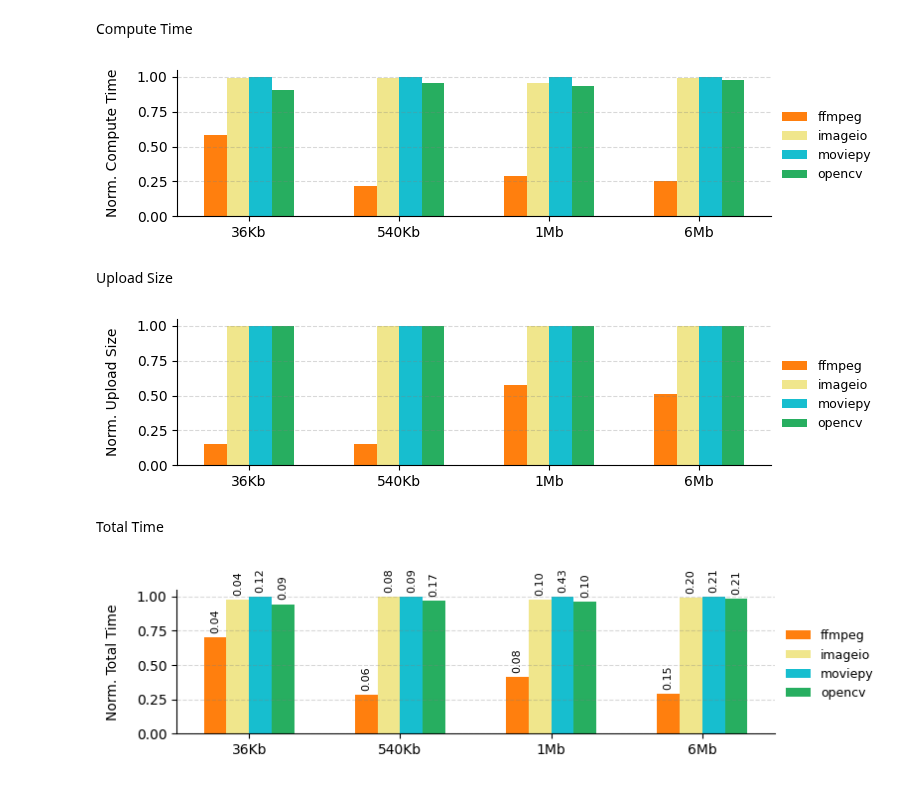
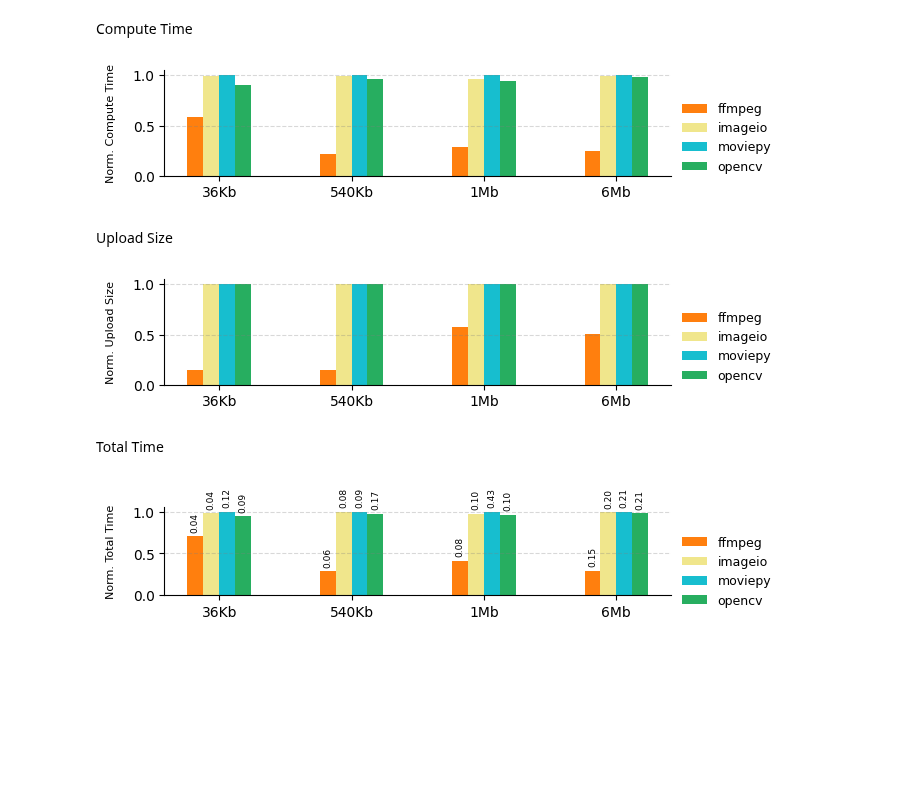
Before and after one commit to donaldonana/FaaS-Benchmark, a Jupyter notebook: video-processing/VideoProc.ipynb, the cells around one changed output. Cells and saved outputs as stored; diff of their text form; code cells hidden in the pictures; blank space fills up the shorter version.

```diff
--- a/video-processing/VideoProc.ipynb
+++ b/video-processing/VideoProc.ipynb
@@ -47,7 +47,7 @@ sizes = dfte['video'].unique()
 # %% [markdown]
 Bar plot params setting
 # %%
-bar_width = 0.15
+bar_width = 0.12
 sizes = dfte['video'].unique()
 positions = np.arange(len(sizes))
 libraries = dfte['library'].unique()
@@ -62,7 +62,7 @@ color_mapping = {
 
 def bar_ax_style(ax, ylabel):
 
-    ax.set_ylabel(ylabel , fontsize=10, labelpad=12)  # Set the labels and title
+    ax.set_ylabel(ylabel , fontsize=8, labelpad=12)  # Set the labels and title
     ax.spines[['right', 'top']].set_visible(False)
     ax.grid(True, axis='y', linestyle='--', color='gray', alpha=0.3)
 
@@ -81,7 +81,7 @@ def bar_ax_style(ax, ylabel):
 # %% [markdown]
 Energy Analyse
 # %%
-fig, ax = plt.subplots(figsize=(7.5, 2))
+fig, ax = plt.subplots(figsize=(7, 1.6))
 
 for i, library in enumerate(libraries):
 
@@ -103,7 +103,7 @@ for i, library in enumerate(libraries):
             xytext=(0, 3),  # 3 points vertical offset
             textcoords="offset points",
             ha='center', va='bottom',
-            fontsize=8, rotation=90
+            fontsize=7, rotation=90
         )
 
 ax = bar_ax_style(ax, "Norm. Energy (j)")
@@ -171,7 +171,7 @@ video_sizes = dfct['video'].unique()
 # %% [markdown]
 Compute Time
 # %%
-fig, ax = plt.subplots(figsize=(8, 2)) # Create a figure and axis
+fig, ax = plt.subplots(figsize=(7, 1.6)) # Create a figure and axis
 
 for i, library in enumerate(libraries):
     subset = dfct[dfct['library'] == library]
@@ -184,27 +184,27 @@ ax = bar_ax_style(ax, "Norm. Compute Time")
 plt.tight_layout()
 plt.show()
 # %% [output]
-[figure, old version]
+[figure, new version]
 # %% [markdown]
 Upload Size
 # %%
-fig, ax = plt.subplots(figsize=(8, 2))
+fig, ax = plt.subplots(figsize=(7, 1.6))
 
 for i, library in enumerate(libraries):
     subset = dfus[dfus['library'] == library]
     bar_positions = positions + i * bar_width
     ax.bar(bar_positions, subset['normalized_upload_size'], width=bar_width, label=library, color=color_mapping[library])
 
 ax = bar_ax_style(ax, "Norm. Upload Size")
 
 plt.tight_layout()
 plt.show()
 # %% [output]
-[figure, old version]
+[figure, new version]
 # %% [markdown]
 Total Time
 # %%
-fig, ax = plt.subplots(figsize=(8, 2.2))
+fig, ax = plt.subplots(figsize=(7, 1.6))
 
 for i, library in enumerate(libraries):
     subset = dftt[dftt['library'] == library]
@@ -218,11 +218,12 @@ for i, library in enumerate(libraries):
                     xytext=(0, 3),  # 3 points vertical offset
                     textcoords="offset points",
                     ha='center', va='bottom',
-                    fontsize=8, rotation=90)
+                    fontsize=6.5, rotation=90)
 
 ax = bar_ax_style(ax, "Norm. Total Time")
 
 plt.tight_layout()
-plt.show()
+# plt.show()
+plt.savefig("video.svg")
 # %% [output]
-[figure, old version]
+[figure, new version]
```
Also changed, not shown: parts of 1 cell of this notebook, 5 other files.
